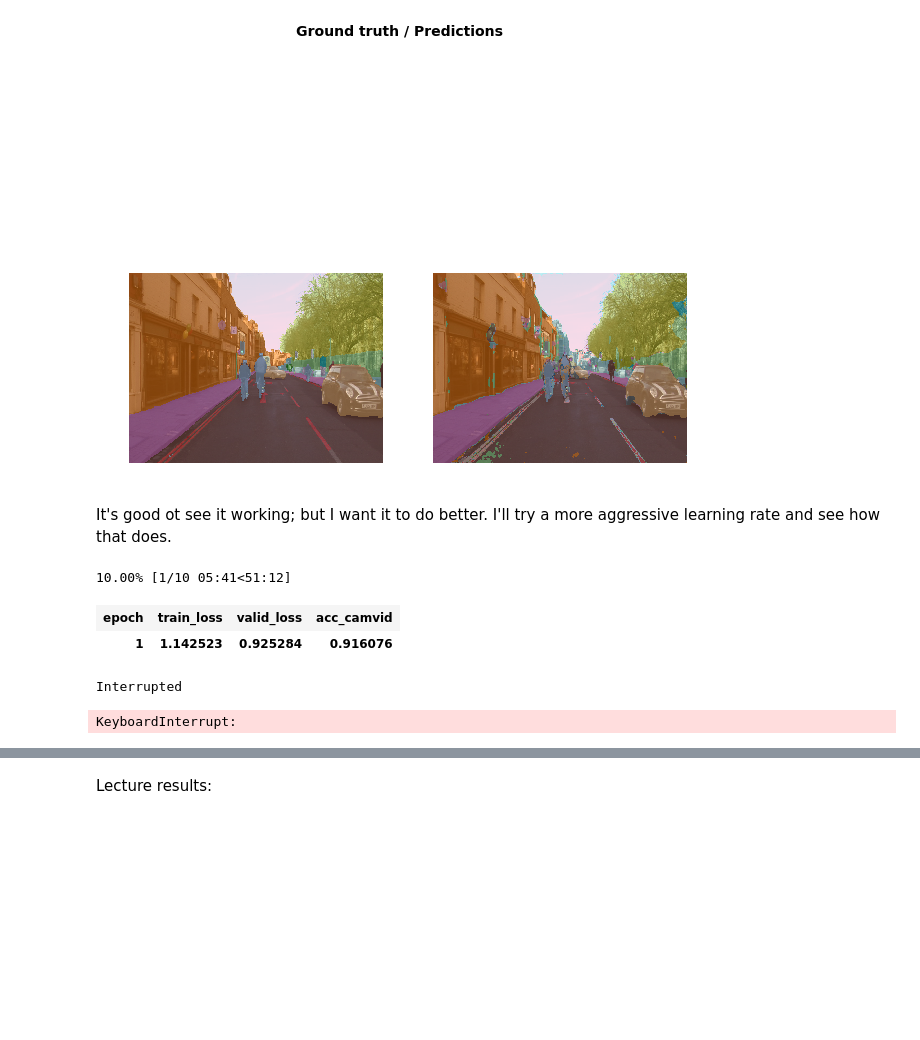
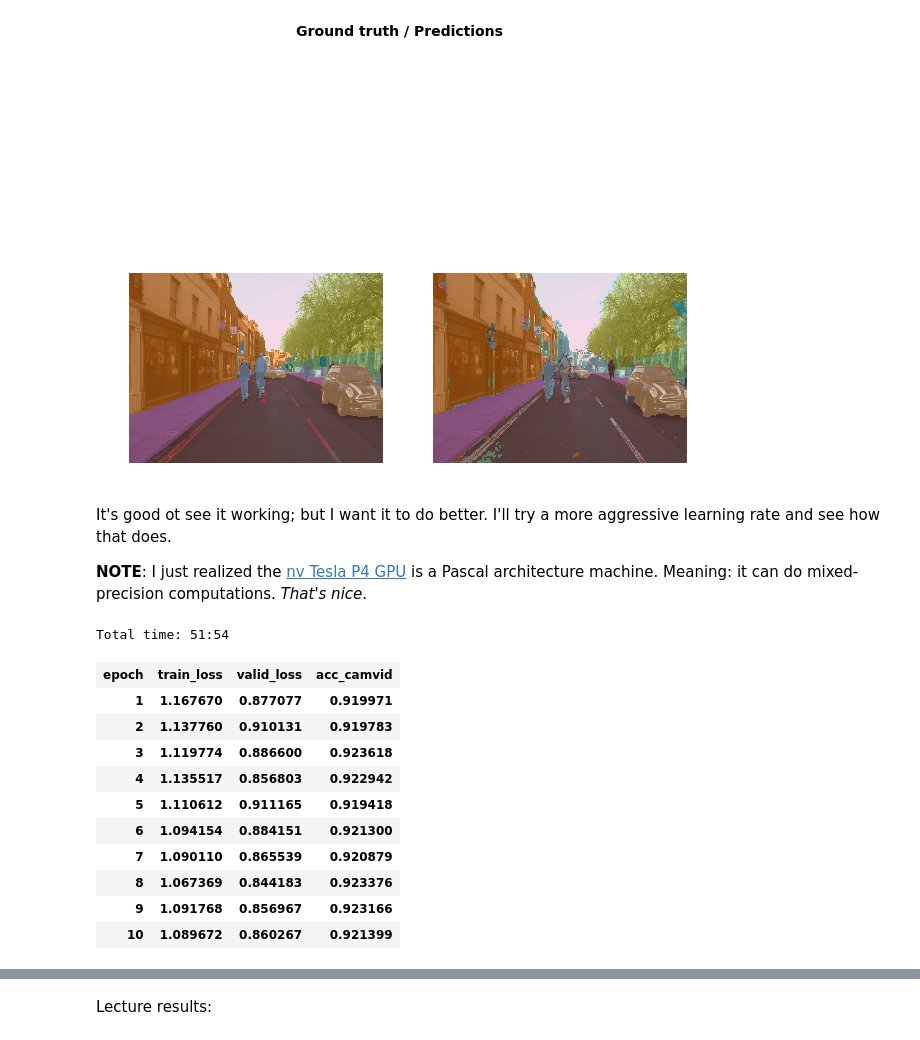
Before and after one commit to WNoxchi/course-v3, a Jupyter notebook: nbs/dl1/lesson3-camvid - codealong.ipynb, the cells around one changed output, grey strips where cells are left out. Cells and saved outputs as stored; diff of their text form; code cells hidden in the pictures; blank space fills up the shorter version.

```diff
--- a/nbs/dl1/lesson3-camvid - codealong.ipynb
+++ b/nbs/dl1/lesson3-camvid - codealong.ipynb
@@ -351,17 +353,27 @@ learn.show_results(rows=1, figsize=(10,10))
 [figure]
 # %% [markdown]
 It's good ot see it working; but I want it to do better. I'll try a more aggressive learning rate and see how that does.
+
+**NOTE**: I just realized the [nv Tesla P4 GPU](https://images.nvidia.com/content/pdf/tesla/184457-Tesla-P4-Datasheet-NV-Final-Letter-Web.pdf) is a Pascal architecture machine. Meaning: it can do mixed-precision computations. *That's nice*.
 # %%
+learn = unet_learner(data, models.resnet34, metrics=metrics, wd=wd).to_fp16()
 learn.load('stage-1-big');
 learn.unfreeze()
 lr=1e-4 # up from 2e-5; trying more aggressive lr
 lrs = slice(1e-6,lr/10)
 learn.fit_one_cycle(10, lrs)
 # %% [output]
-10.00% [1/10 05:41<51:12]
+Total time: 51:54
 | epoch | train_loss | valid_loss | acc_camvid |
-| 1 | 1.142523 | 0.925284 | 0.916076 |
+| 1 | 1.167670 | 0.877077 | 0.919971 |
+| 2 | 1.137760 | 0.910131 | 0.919783 |
+| 3 | 1.119774 | 0.886600 | 0.923618 |
+| 4 | 1.135517 | 0.856803 | 0.922942 |
+| 5 | 1.110612 | 0.911165 | 0.919418 |
+| 6 | 1.094154 | 0.884151 | 0.921300 |
+| 7 | 1.090110 | 0.865539 | 0.920879 |
+| 8 | 1.067369 | 0.844183 | 0.923376 |
+| 9 | 1.091768 | 0.856967 | 0.923166 |
+| 10 | 1.089672 | 0.860267 | 0.921399 |
-Interrupted
-KeyboardInterrupt:
 # %%
 learn.save('stage-2-big-lr1e-4')
```
Also changed, not shown: parts of 4 cells of this notebook, 2 other files.
